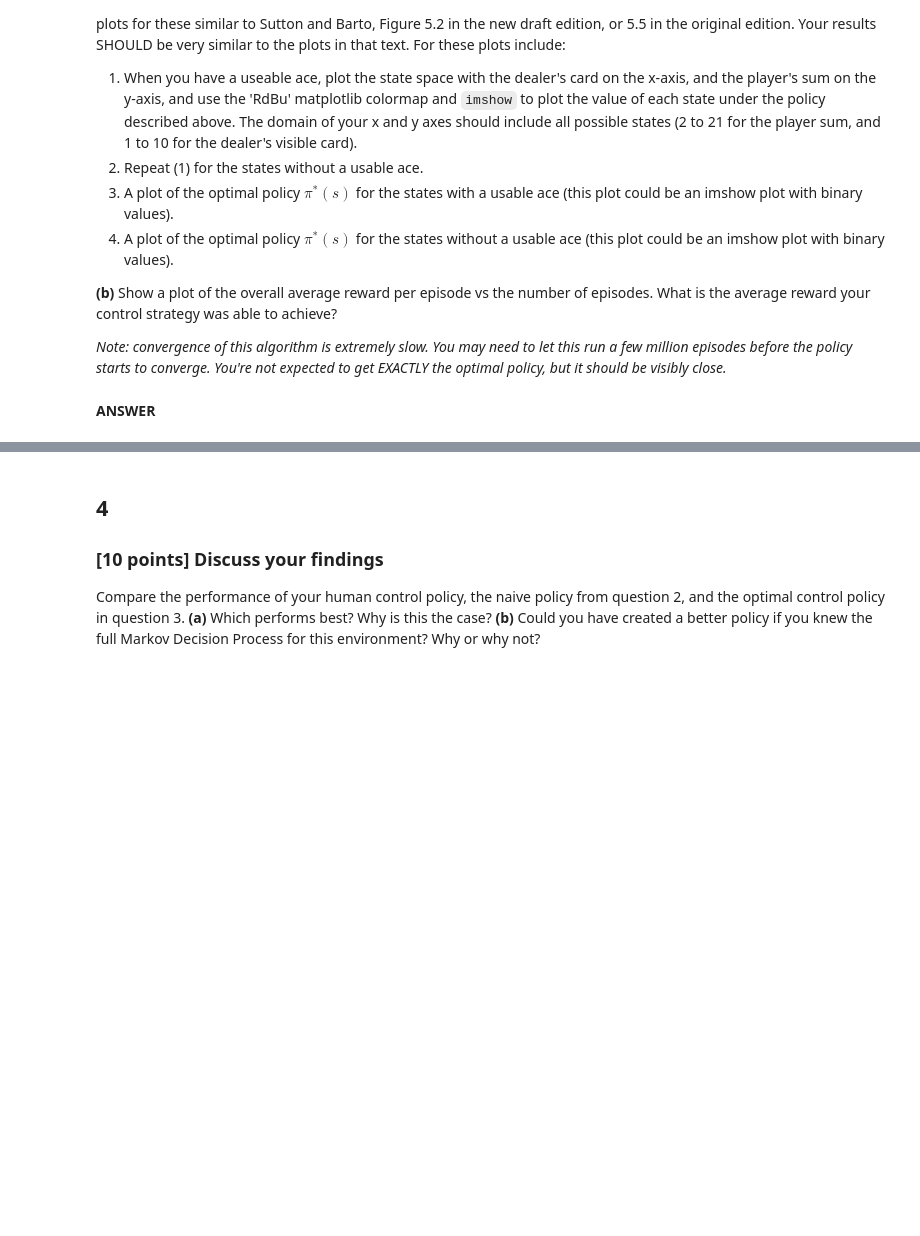
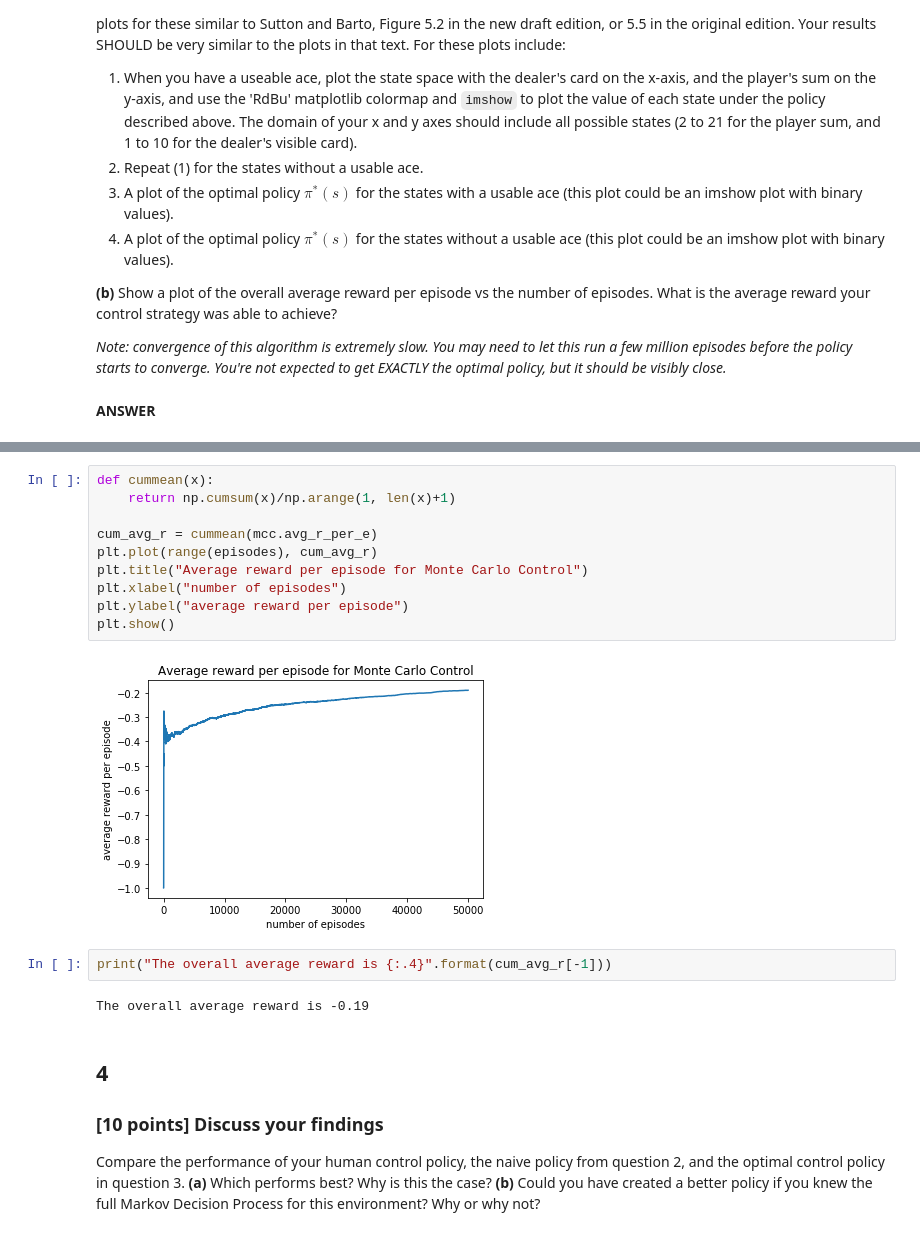
Before and after one commit to chrimiway/machine-learning-course, a Jupyter notebook: Assignment5.ipynb, the cells around one changed output, grey strips where cells are left out. Saved outputs shown, nothing was run; the diff lists cells and outputs as text; blank space fills up the shorter version.

```diff
--- a/Assignment5.ipynb
+++ b/Assignment5.ipynb
@@ -547,3 +543,19 @@ plt.imshow(mcc.policy.reshape(20, 10, 2)[:, :, 1],
+# %%
+def cummean(x):
+    return np.cumsum(x)/np.arange(1, len(x)+1)
+
+cum_avg_r = cummean(mcc.avg_r_per_e)
+plt.plot(range(episodes), cum_avg_r)
+plt.title("Average reward per episode for Monte Carlo Control")
+plt.xlabel("number of episodes")
+plt.ylabel("average reward per episode")
+plt.show()
+# %% [output]
+[figure, added]
+# %%
+print("The overall average reward is {:.4}".format(cum_avg_r[-1]))
+# %% [output]
+The overall average reward is -0.19
 # %% [markdown]
 ## 4
 
```
Also changed, not shown: parts of 14 cells of this notebook.
